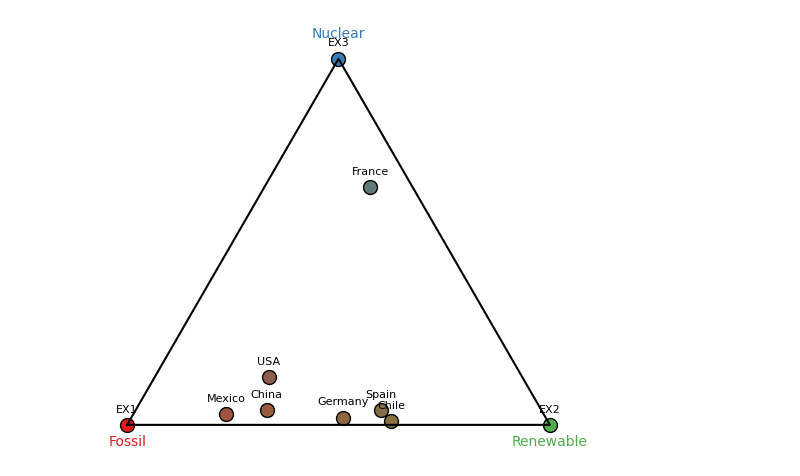
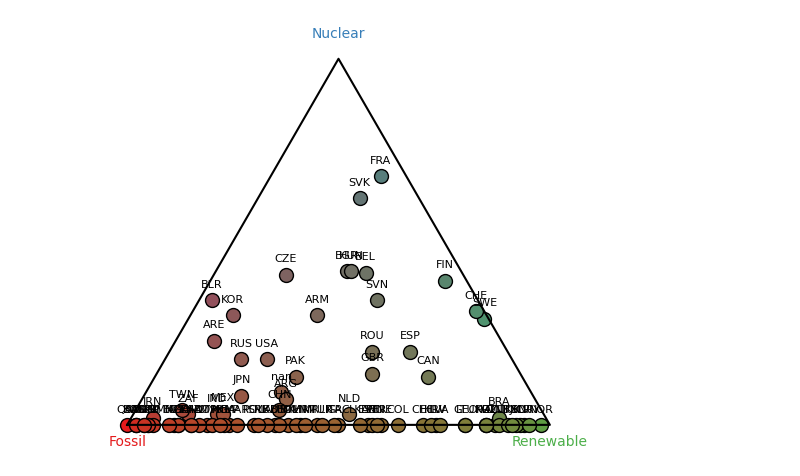
Before and after one commit to raulgarciadiez/energy_maps, a Jupyter notebook: color_code.ipynb, the cells around one changed output. Drawn from its saved outputs; the diff is of its cells as text; code cells hidden in the pictures.

Commit message:
import real data test

```diff
--- a/color_code.ipynb
+++ b/color_code.ipynb
@@ -0,0 +7,4 @@
+# %%
+df = pd.read_csv("yearly_full_release_long_format.csv")
+print (df.columns)
+df["Category"].unique()
@@ -1,20 +62,13 @@
+# %%
+countries_shares = {
+    iso_code: (
+        round(data.get('Fossil', 0) / total if (total := data.get('Fossil', 0) + data.get('Renewable', 0) + data.get('Nuclear', 0)) > 0 else 0.0, 2),
+        round(data.get('Renewable', 0) / total if total > 0 else 0.0, 2),
+        round(data.get('Nuclear', 0) / total if total > 0 else 0.0, 2)
+    )
+    for iso_code, data in result_dict.items()
+}
 # %%
-import matplotlib.pyplot as plt
-import numpy as np
-
-# Country data (Fossil, Renewable, Nuclear)
-countries_shares = {
-    "EX1": (1., 0., 0.),
-    "EX2": (0., 1., 0.),
-    "EX3": (0., 0., 1.),
-    "Mexico": (0.75, 0.22, 0.03),
-    "Spain": (0.38, 0.58, 0.04),
-    "Germany": (0.48, 0.50, 0.02),
-    "Chile": (0.37, 0.62, 0.01),
-    "China": (0.65, 0.31, 0.04),
-    "USA": (0.60, 0.27, 0.13),
-    "France": (0.10, 0.25, 0.65)
-}
 
 # Colors for vertices
 base_colors = {
@@ -41,49 +95,58 @@ def ternary_to_rgb_scaled(fossil, renewable, nuclear, colors, caps, gamma=.2):
 
     # Normalize after caps
     total = f + r + n
-    f, r, n = f/total, r/total, n/total
 
-    # Non-linear scaling
-    f_gamma = f**gamma
-    r_gamma = r**gamma
-    n_gamma = n**gamma
+    try:
+        f, r, n = f/total, r/total, n/total
 
-    # Renormalize
-    total_gamma = f_gamma + r_gamma + n_gamma
-    f_norm, r_norm, n_norm = f_gamma/total_gamma, r_gamma/total_gamma, n_gamma/total_gamma
+        # Non-linear scaling
+        f_gamma = f**gamma
+        r_gamma = r**gamma
+        n_gamma = n**gamma
 
-    # Blend colors
-    f_color = np.array(colors['fossil'])
-    r_color = np.array(colors['renewable'])
-    n_color = np.array(colors['nuclear'])
-    rgb = f_norm * f_color + r_norm * r_color + n_norm * n_color
-    return rgb.astype(int) / 255
+        # Renormalize
+        total_gamma = f_gamma + r_gamma + n_gamma
+        f_norm, r_norm, n_norm = f_gamma/total_gamma, r_gamma/total_gamma, n_gamma/total_gamma
+
+        # Blend colors
+        f_color = np.array(colors['fossil'])
+        r_color = np.array(colors['renewable'])
+        n_color = np.array(colors['nuclear'])
+        rgb = f_norm * f_color + r_norm * r_color + n_norm * n_color
+        return rgb.astype(int) / 255
+    except ZeroDivisionError:
+        f_color = np.array(colors['fossil'])
+        r_color = np.array(colors['renewable'])
+        n_color = np.array(colors['nuclear'])
+        rgb = 0 * f_color + 0 * r_color + 0 * n_color
+        return rgb.astype(int) / 255
+
 
 # Convert ternary (fossil, renewable, nuclear) to 2D cartesian coords
 def ternary_to_cartesian(f, r, n):
     x = 0.5 * (2*r + n) / (f + r + n)
     y = (np.sqrt(3)/2) * n / (f + r + n)
     return x, y
 
 fig, ax = plt.subplots(figsize=(6, 6))
 
 for country, (f, r, n) in countries_shares.items():
     rgb = ternary_to_rgb_scaled(f, r, n, base_colors, caps, gamma=0.5)
     x, y = ternary_to_cartesian(f, r, n)
     ax.scatter(x, y, color=rgb, s=100, edgecolor='k')
     ax.text(x, y + 0.03, country, ha='center', fontsize=8)
 
 # Draw triangle outline
 triangle = np.array([[0, 0], [1, 0], [0.5, np.sqrt(3)/2], [0, 0]])
 ax.plot(triangle[:,0], triangle[:,1], color='black')
 
 # Vertex labels
 ax.text(0, -0.05, "Fossil", ha='center', fontsize=10, color=np.array(base_colors['fossil'])/255)
 ax.text(1, -0.05, "Renewable", ha='center', fontsize=10, color=np.array(base_colors['renewable'])/255)
 ax.text(0.5, np.sqrt(3)/2 + 0.05, "Nuclear", ha='center', fontsize=10, color=np.array(base_colors['nuclear'])/255)
 
 ax.set_aspect('equal')
 ax.axis('off')
 plt.show()
 # %% [output]
-[figure, old version]
+[figure, new version]
```
Also changed, not shown: parts of 4 cells of this notebook, 1 other file.
